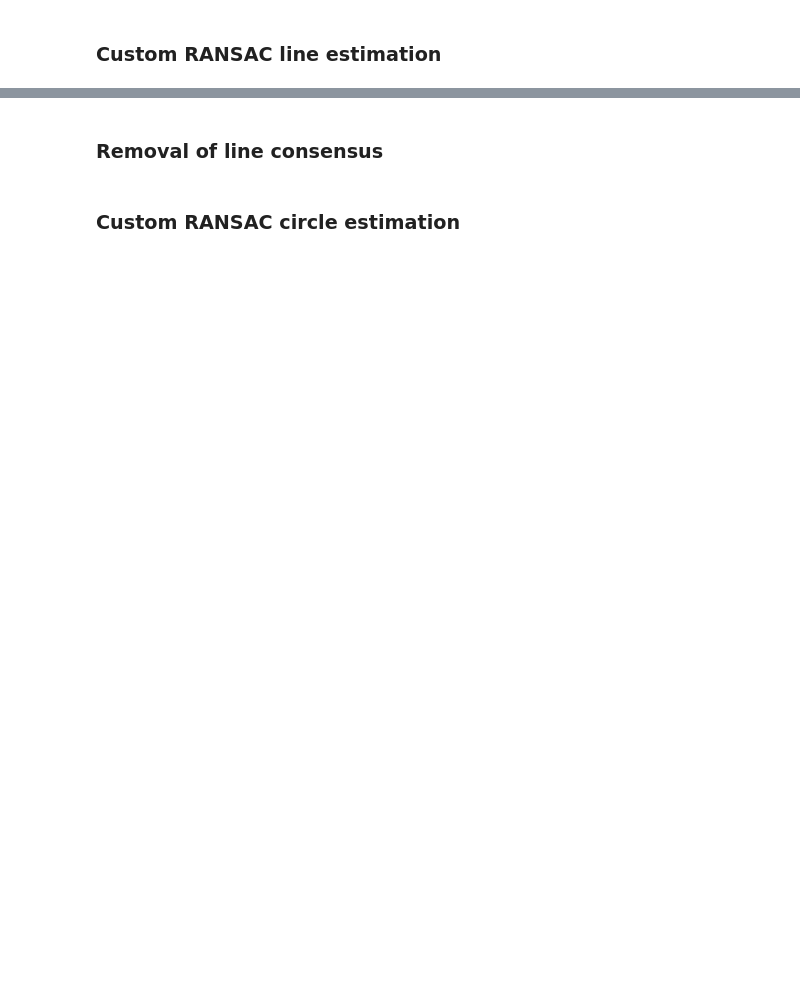
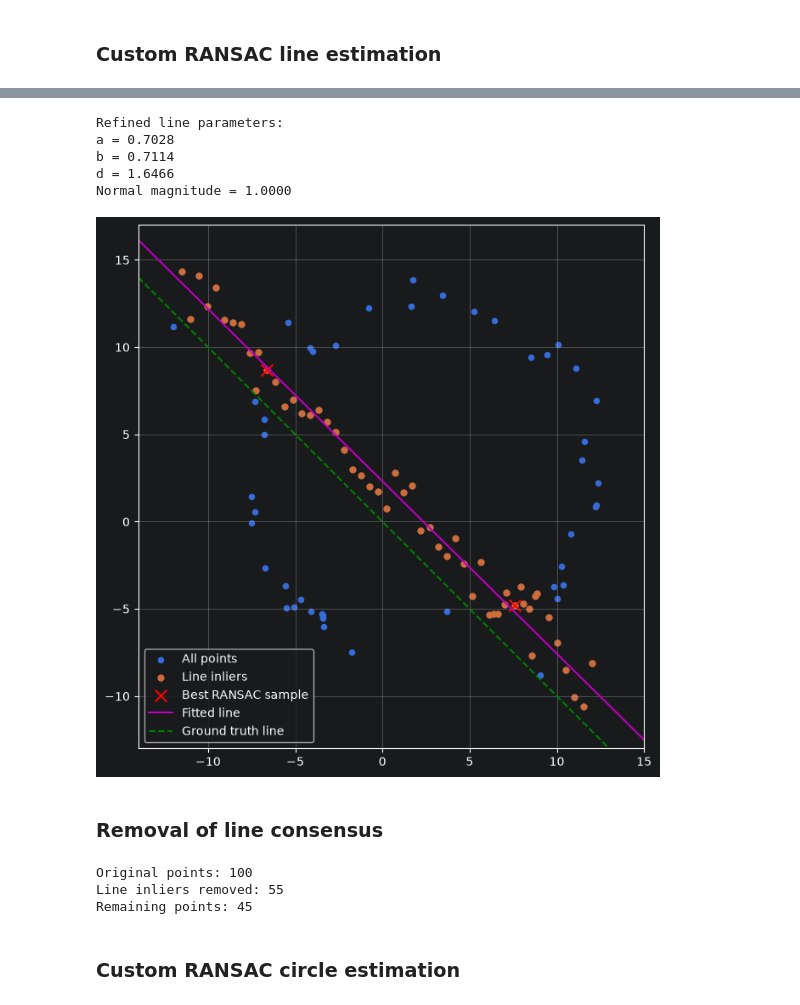
Before and after one commit to indeepa-05/EN3160-Image-Processing, a Jupyter notebook: Assignment2/EN3160_Assignment_02.ipynb, the cells around one changed output, grey strips where cells are left out. Saved outputs shown, nothing was run; the diff lists cells and outputs as text; code cells hidden in the pictures; blank space fills up the shorter version.

```diff
--- a/Assignment2/EN3160_Assignment_02.ipynb
+++ b/Assignment2/EN3160_Assignment_02.ipynb
@@ -164,4 +239,66 @@ Sunflower blobs were detected using the scale-normalized Laplacian of Gaussian (
+# %%
+# Refine the line using all RANSAC inliers
+points = X[line_inliers]
+# Mean of the inlier points
+mean = points.mean(axis=0)
+# SVD of centered points
+U, S, Vt = np.linalg.svd(points - mean)
+# The last right-singular vector is the unit normal
+a, b = Vt[-1]
+# Perpendicular distance from origin
+d = a * mean[0] + b * mean[1]
+# Ensure d is non-negative
+if d < 0:
+    a, b, d = -a, -b, -d
+line_normal = np.array([a, b])
+line_d = d
+print("Refined line parameters:")
+print(f"a = {a:.4f}")
+print(f"b = {b:.4f}")
+print(f"d = {d:.4f}")
+print(f"Normal magnitude = {np.hypot(a, b):.4f}")
+# %% [output]
+Refined line parameters:
+a = 0.7028
+b = 0.7114
+d = 1.6466
+Normal magnitude = 1.0000
+# %%
+# Visualize RANSAC Line
+fig, ax = plt.subplots(figsize=(8, 8))
+# All points
+ax.scatter(X[:, 0], X[:, 1],s=20, label="All points")
+# Line inliers
+ax.scatter(X[line_inliers, 0], X[line_inliers, 1],s=25, label="Line inliers")
+# Best sample points
+ax.scatter(X[line_sample, 0], X[line_sample, 1],color="red", marker="x", s=100,label="Best RANSAC sample")
+# Draw the refined line
+p = line_d * line_normal
+direction = np.array([-b, a])
+line_points = np.array([p - 25 * direction,p + 25 * direction])
+ax.plot(line_points[:, 0], line_points[:, 1],"m-", label="Fitted line")
+# Ground truth line
+x_vals = np.array([-14, 14])
+ax.plot(x_vals, -x_vals,"g--", label="Ground truth line")
+ax.set_xlim(-14, 15)
+ax.set_ylim(-13, 17)
+ax.set_aspect("equal")
+ax.legend()
+ax.grid(True)
+plt.show()
+# %% [output]
+[figure, added]
 # %% [markdown]
 ### Removal of line consensus
+# %%
+# Question 2(b) - Remove line inliers
+X_rem = X[~line_inliers]
+print("Original points:", len(X))
+print("Line inliers removed:", line_inliers.sum())
+print("Remaining points:", len(X_rem))
+# %% [output]
+Original points: 100
+Line inliers removed: 55
+Remaining points: 45
 # %% [markdown]
 ### Custom RANSAC circle estimation
```
Also changed, not shown: parts of 9 cells of this notebook.
